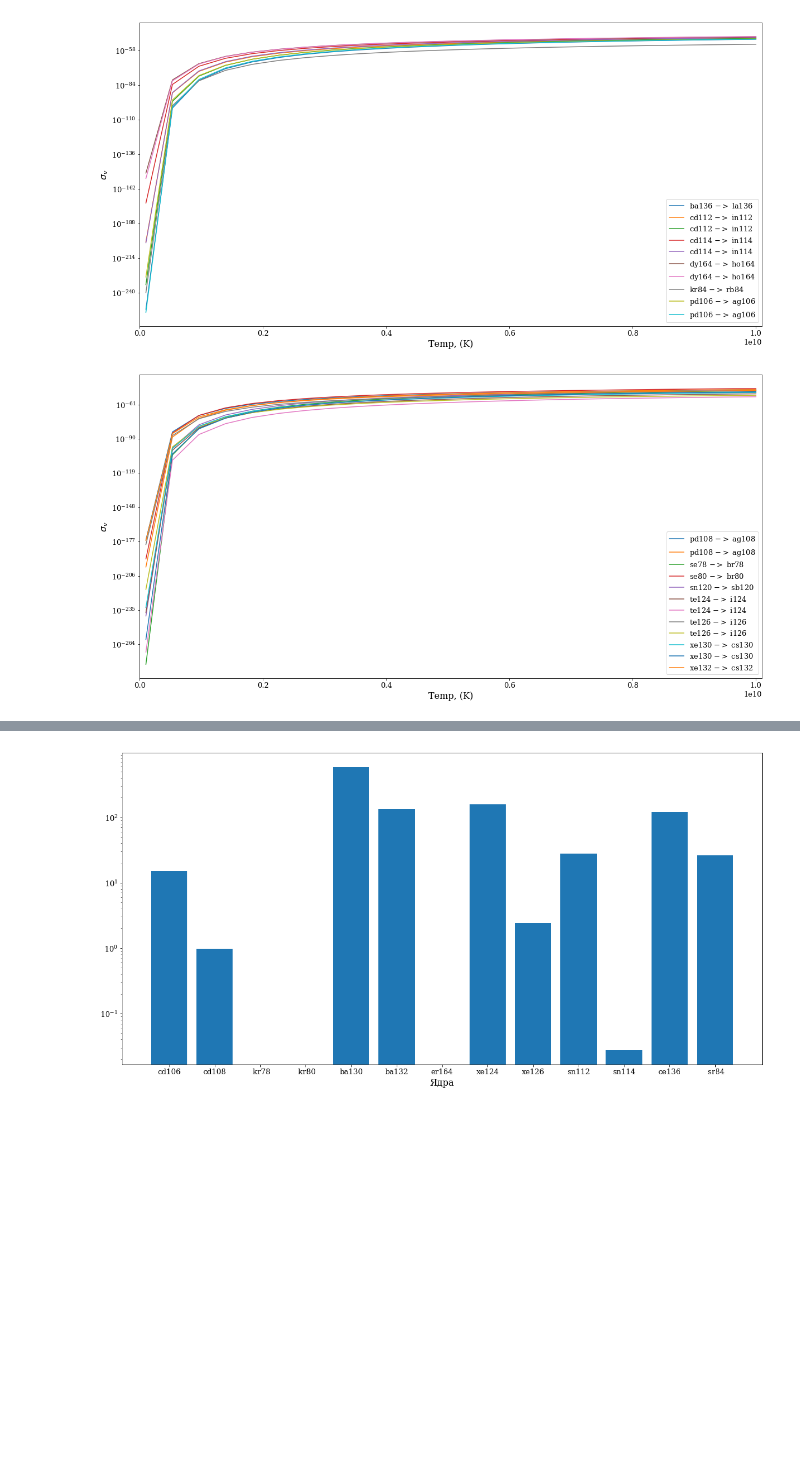
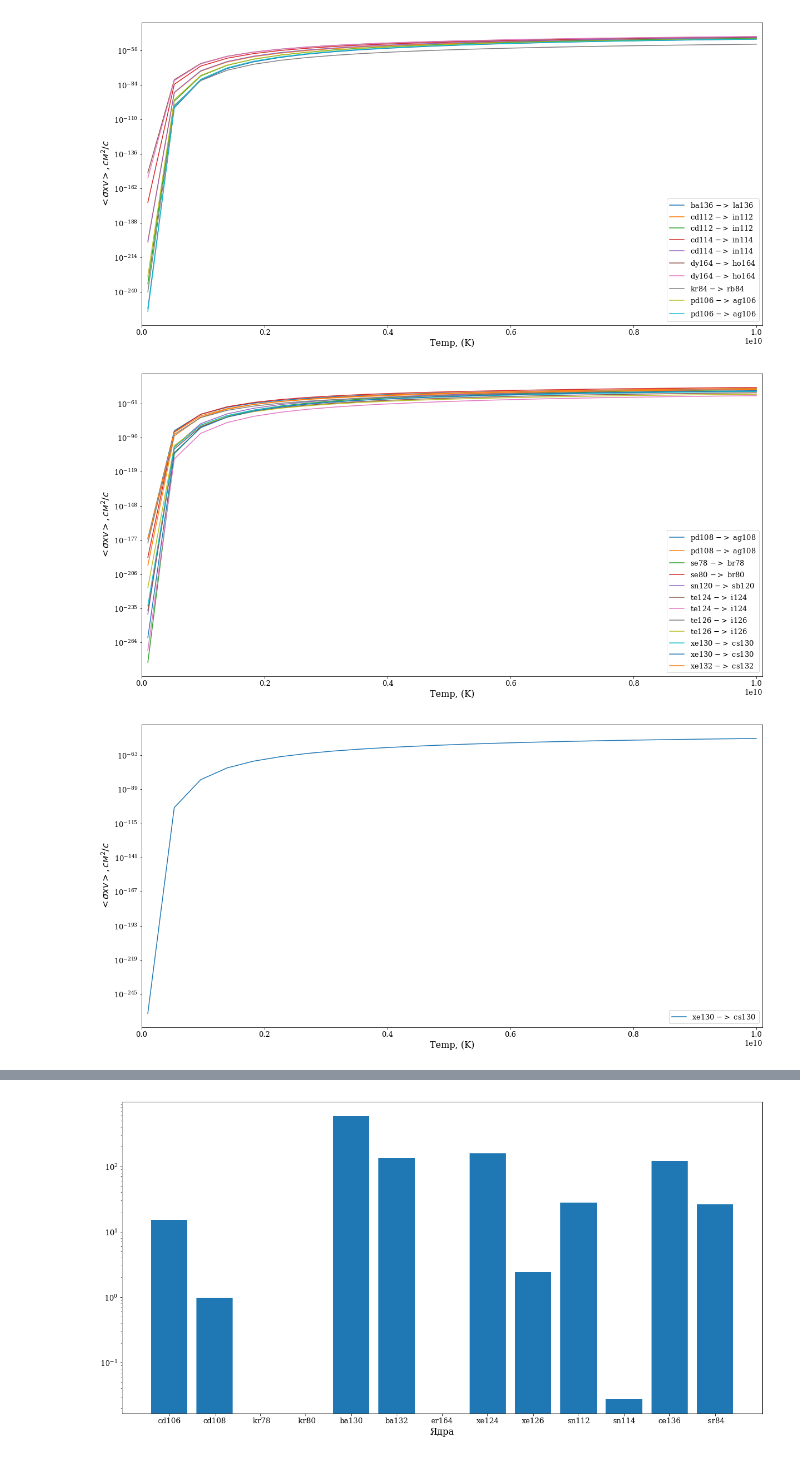
Before and after one commit to amakhno/Thesis, a Jupyter notebook: Plot.ipynb, the cells around one changed output, grey strips where cells are left out. Drawn from its saved outputs; the diff is of its cells as text; code cells hidden in the pictures; blank space fills up the shorter version.

```diff
--- a/Plot.ipynb
+++ b/Plot.ipynb
@@ -24,43 +31,66 @@ lines = []
 for file_index in range(0, 10):
     x, y, names = Read_Two_Column_File('out-sig/' + onlyfiles[file_index])
     plt.rc('font', family='serif', size=13)
-    line1, = ax.plot(x, y, label='{0} $->$ {1}'.format(names[0], names[1]))
+    x_new, y_new = x, y
+    line1, = ax.plot(x_new, y_new, label='{0} $->$ {1}'.format(names[0], names[1]))
     lines.append(line1)
 
 ax.legend(handles=lines, loc=4)
 
 plt.xlabel('Temp, (K)',fontsize=16)
-plt.ylabel('$\sigma_v$',fontsize=16)
+plt.ylabel('$<\sigma  x  v>, см^2/с$',fontsize=16)
 plt.xlim(1e8 - 100000000, 1e10 + 100000000)
 ax.set_yscale('log')
 
 fig.savefig("out-plot/sigma-full.png")
 plt.show()
 
 ######## 2
 
 fig, ax = plt.subplots(figsize=(20,10))
 plt.rc('font', family='serif', size=13)
 lines = []
 
 for file_index in range(10, len(onlyfiles)):
     x, y, names = Read_Two_Column_File('out-sig/' + onlyfiles[file_index])
     plt.rc('font', family='serif', size=13)
     line1, = ax.plot(x, y, label='{0} $->$ {1}'.format(names[0], names[1]))
     lines.append(line1)
 
 ax.legend(handles=lines, loc=4)
 
 plt.xlabel('Temp, (K)',fontsize=16)
-plt.ylabel('$\sigma_v$',fontsize=16)
+plt.ylabel('$<\sigma  x  v>, см^2/с$',fontsize=16)
 plt.xlim(1e8 - 100000000, 1e10 + 100000000)
 ax.set_yscale('log')
 
 fig.savefig("out-plot/sigma-full-2.png")
 plt.show()
+
+######## 3
+fig, ax = plt.subplots(figsize=(20,10))
+plt.rc('font', family='serif', size=13)
+lines = []
+
+
+x, y, names = Read_Two_Column_File('out-sig/xe130-cs130.txt')
+plt.rc('font', family='serif', size=13)
+line1, = ax.plot(x, y, label='{0} $->$ {1}'.format(names[0], names[1]))
+lines.append(line1)
+
+ax.legend(handles=lines, loc=4)
+
+plt.xlabel('Temp, (K)',fontsize=16)
+plt.ylabel('$<\sigma  x  v>, см^2/с$',fontsize=16)
+plt.xlim(1e8 - 100000000, 1e10 + 100000000)
+ax.set_yscale('log')
+
+fig.savefig("out-plot/xe130-cs130.png")
+plt.show()
 # %% [output]
-[figure, old version]
+[figure, new version]
-[figure, old version]
+[figure, new version]
+[figure, added]
 # %%
 def write_solution(filename ,multiply):
     with open(filename) as f:
```
Also changed, not shown: parts of 4 cells of this notebook, 10 other files.
